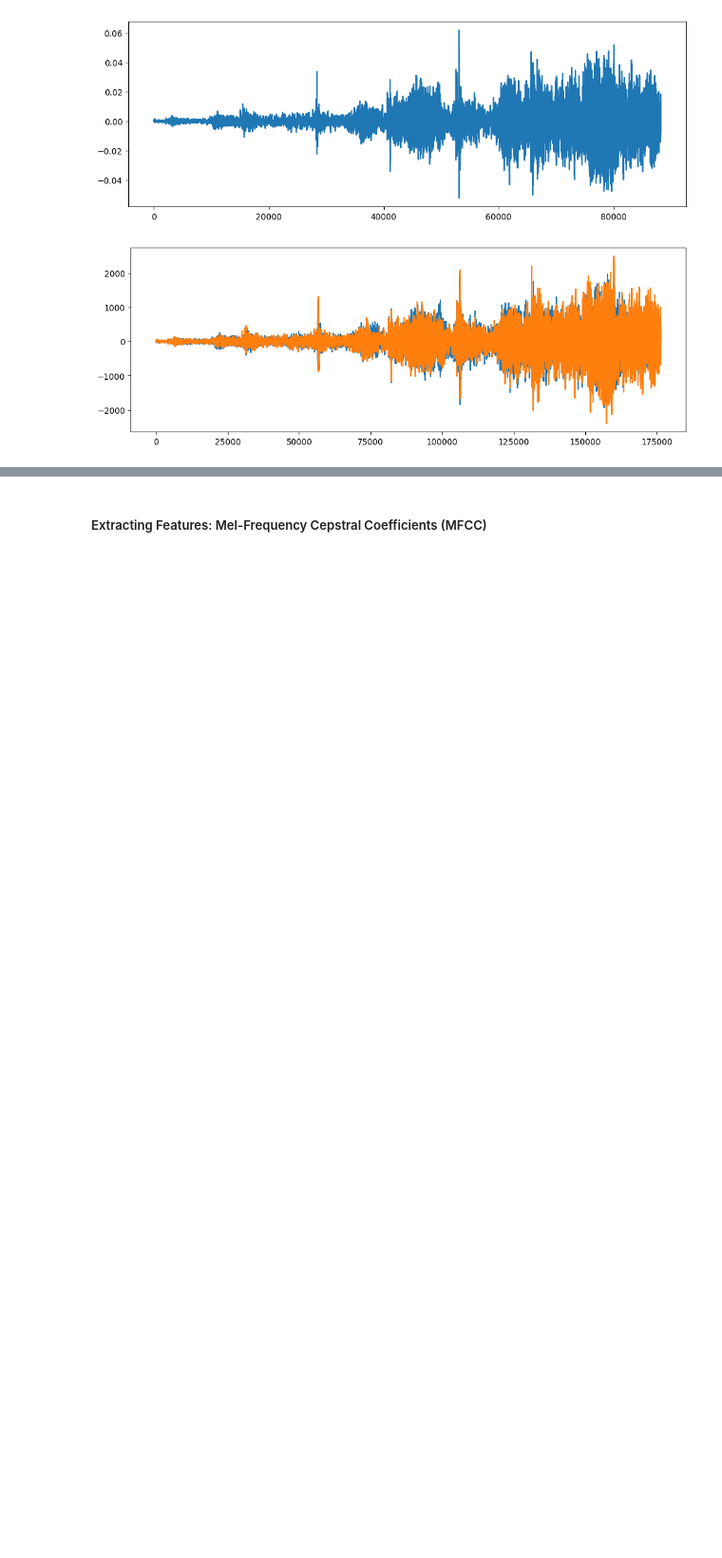
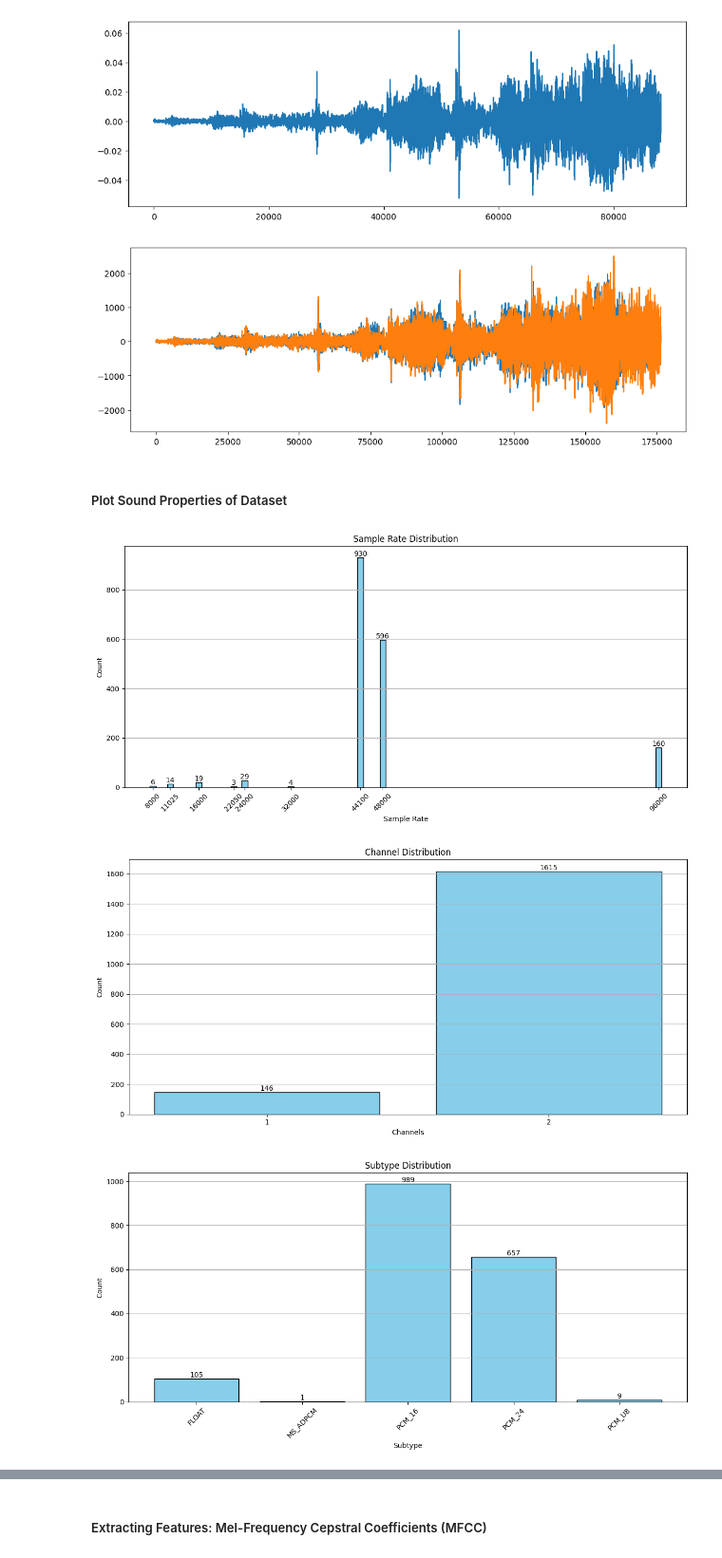
Before and after one commit to jasonmatthewsuhari/IT1244_UrbanSound, a Jupyter notebook: Urban Sound Analysis.ipynb, the cells around one changed output, grey strips where cells are left out. Shown at 95% size. Drawn from its saved outputs; the diff is of its cells as text; code cells hidden in the pictures; blank space fills up the shorter version.

Commit message:
properties plotter + standardization

```diff
--- a/Urban Sound Analysis.ipynb
+++ b/Urban Sound Analysis.ipynb
@@ -168,3 +168,5 @@ plt.plot(wave_audio)
  <matplotlib.lines.Line2D at 0x...>]
 [figure]
 [figure]
+# %% [markdown]
+##### Plot Sound Properties of Dataset
@@ -170,0 +214,67 @@ plt.plot(wave_audio)
+# %%
+# Get properties of all audio files in the training dataset
+train_properties = scan_dataset('data/Train')
+
+def plot_audio_properties(property, title, xlabel, rotation=0):
+    """Plot a bar graph of the chosen property.
+
+    Parameters
+        property (list): List of properties to plot.
+        title (str): Title of the graph.
+        xlabel (str): Label for the x-axis.
+        rotation (int): Rotation of x-axis labels."""
+    # Count, sort the property
+    count = Counter(property)
+    sorted_keys = sorted(count.keys())
+    sorted_values = [count[key] for key in sorted_keys]
+
+    # Plot the property
+    plt.figure(figsize=(12, 6))
+    if property == sr:
+        plt.bar(sorted_keys, sorted_values, width=1000, color='skyblue', edgecolor='black')
+    else:
+        plt.bar(sorted_keys, sorted_values, color='skyblue', edgecolor='black')
+
+    for bar, value in zip(sorted_keys, sorted_values):
+        plt.text(bar, value, str(value), ha='center', va='bottom')
+
+    plt.title(title)
+    plt.xlabel(xlabel)
+    plt.ylabel('Count')
+    if rotation:
+        plt.xticks(sorted_keys, rotation=rotation)
+    else: # to get integer x-axis labels
+        plt.xticks(sorted_keys)
+    plt.tight_layout()
+    plt.grid(axis='y')
+    plt.show()
+
+def plot_duration(durations):
+    """Plot a histogram of the duration of audio files.
+
+    Parameters
+        durations (list): List of durations of audio files."""
+    plt.figure(figsize=(12, 6))
+    plt.hist(durations, bins=30, color='skyblue', edgecolor='black')
+    plt.title('Duration Distribution')
+    plt.xlabel('Duration (s)')
+    plt.ylabel('Count')
+    plt.tight_layout()
+    plt.grid(axis='y')
+    plt.show()
+
+# Separate properties
+sr = [prop['samplerate'] for prop in train_properties]
+ch = [prop['channels'] for prop in train_properties]
+st = [prop['subtype'] for prop in train_properties]
+duration = [prop['duration'] for prop in train_properties]
+
+# Plot properties
+plot_audio_properties(sr, 'Sample Rate Distribution', 'Sample Rate', rotation=45)
+plot_audio_properties(ch, 'Channel Distribution', 'Channels')
+plot_audio_properties(st, 'Subtype Distribution', 'Subtype', rotation=45)
+plot_duration(duration)
+# %% [output]
+[figure, added]
+[figure, added]
+[figure, added]
```
Also changed, not shown: parts of 7 cells of this notebook.
